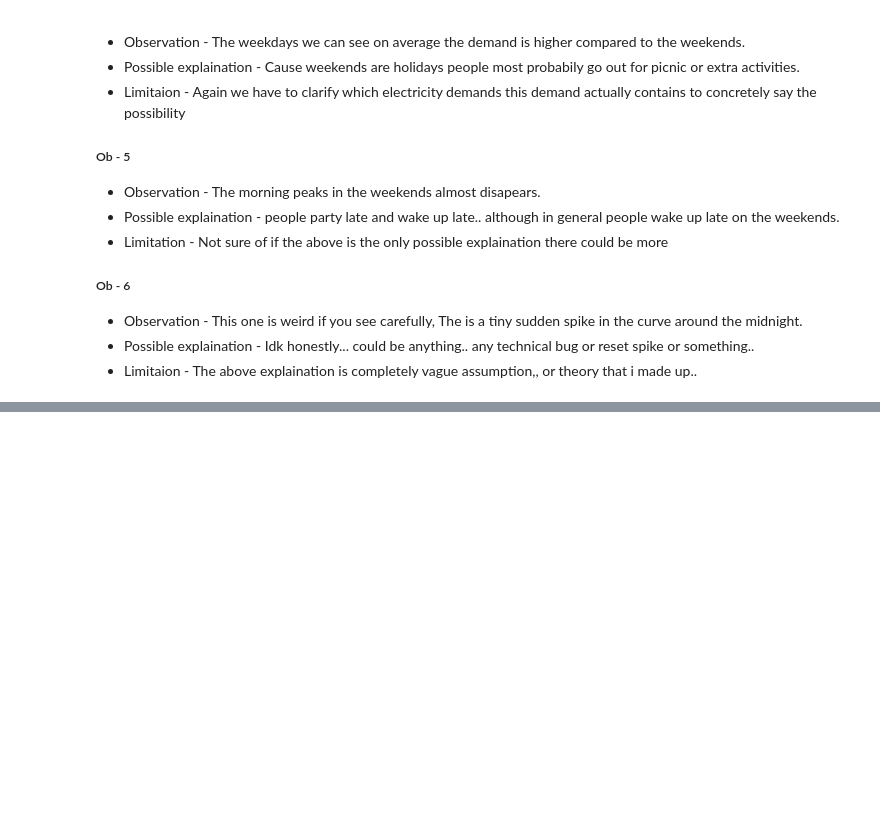
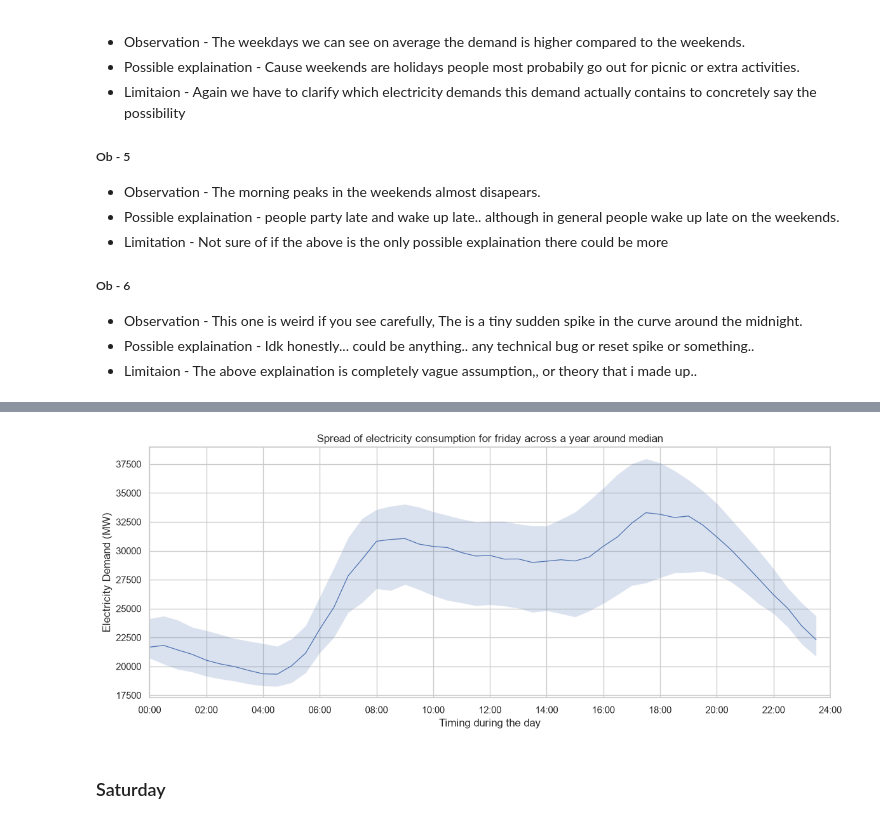
Before and after one commit to Ak62007/Halftime-Effect, a Jupyter notebook: notebooks/03_demand_eda.ipynb, the cells around one changed output, grey strips where cells are left out. Saved outputs shown, nothing was run; the diff lists cells and outputs as text; code cells hidden in the pictures; blank space fills up the shorter version.

```diff
--- a/notebooks/03_demand_eda.ipynb
+++ b/notebooks/03_demand_eda.ipynb
@@ -201,0 +477,49 @@ sample_week['timestamp_london'].min(), sample_week['timestamp_london'].max()
+# %%
+fri = baseline_train.loc[baseline_train['weekday'] == 4]
+# %%
+fri_spread = (
+    fri
+    .groupby(by=['half_hour_slot'], as_index=False)
+    .agg(
+        median=('demand_mw', 'median'),
+        p25=('demand_mw', lambda x: x.quantile(0.25)),
+        p75=('demand_mw', lambda x: x.quantile(0.75)),
+        count=('demand_mw', 'count')
+    )
+)
+# %%
+fri_spread['hour'] = fri_spread['half_hour_slot'].divide(2)
+# %%
+fig, ax = plt.subplots(figsize=(12, 5))
+
+ax.plot(
+    fri_spread['hour'],
+    fri_spread['median'],
+    linewidth=0.9
+)
+
+ax.set_xlim(0, 24)
+ax.set_xticks(range(0, 25, 2))
+ax.set_xticklabels(
+    [f'{h:02d}:00' for h in range(0, 25, 2)]
+)
+
+ax.fill_between(
+    fri_spread['hour'],
+    fri_spread['p25'],
+    fri_spread['p75'],
+    alpha=0.2
+)
+
+ax.set(
+    title="Spread of electricity consumption for friday across a year around median",
+    xlabel='Timing during the day',
+    ylabel='Electricity Demand (MW)'
+)
+
+plt.tight_layout()
+plt.show()
+# %% [output]
+[figure, added]
+# %% [markdown]
+### Saturday
```
Also changed, not shown: parts of 32 cells of this notebook.
